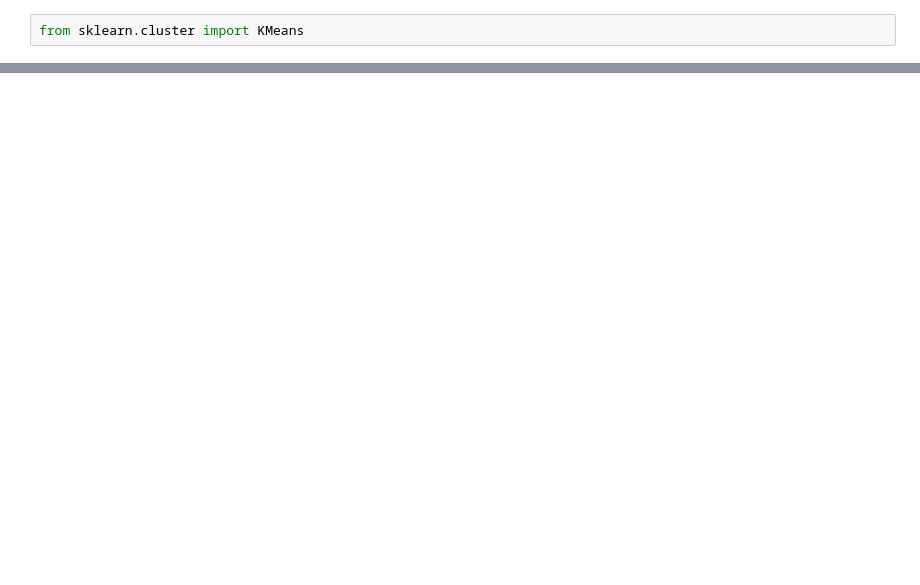
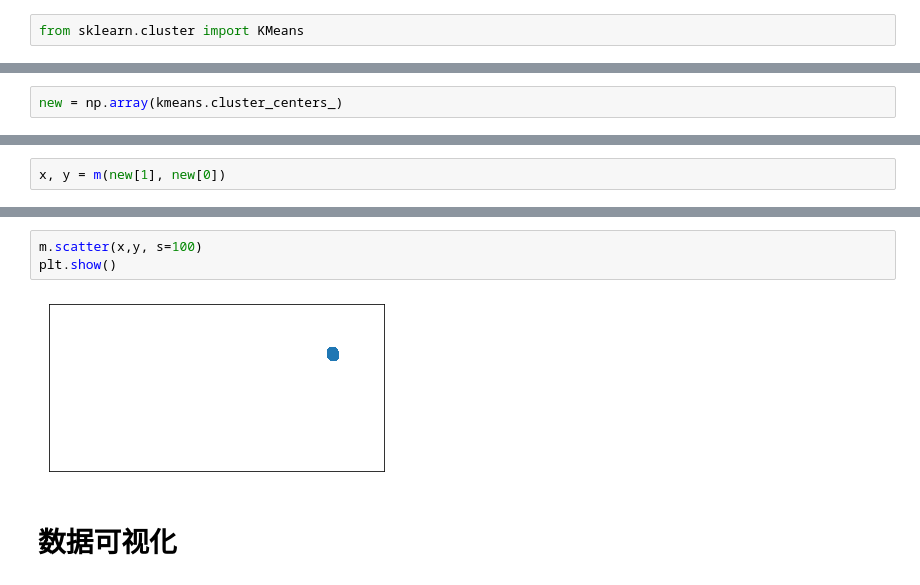
Before and after one commit to Suchun-sv/CETC10, a Jupyter notebook: First/dataProcess.ipynb, the cells around one changed output, grey strips where cells are left out. Saved outputs shown, nothing was run; the diff lists cells and outputs as text; blank space fills up the shorter version.

```diff
--- a/First/dataProcess.ipynb
+++ b/First/dataProcess.ipynb
@@ -88,0 +106,2 @@ MemoryError:
+# %%
+new = np.array(kmeans.cluster_centers_)
@@ -88,0 +147,2 @@ MemoryError:
+# %%
+x, y = m(new[1], new[0])
@@ -88,0 +169,7 @@ MemoryError:
+# %%
+m.scatter(x,y, s=100)
+plt.show()
+# %% [output]
+[figure, added]
+# %% [markdown]
+# 数据可视化
```
Also changed, not shown: parts of 19 cells of this notebook, 1 other file.
